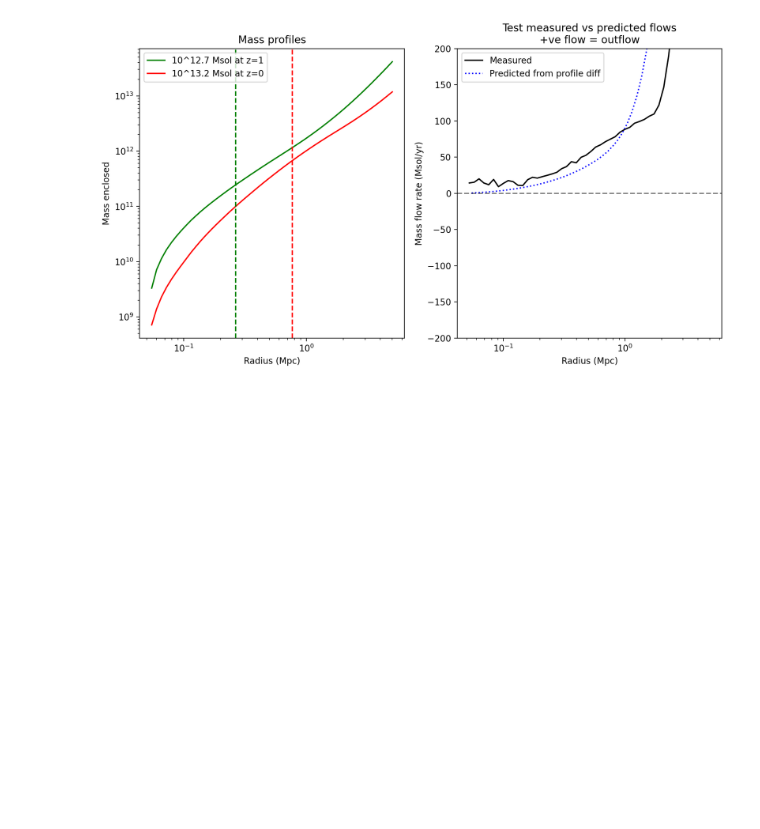
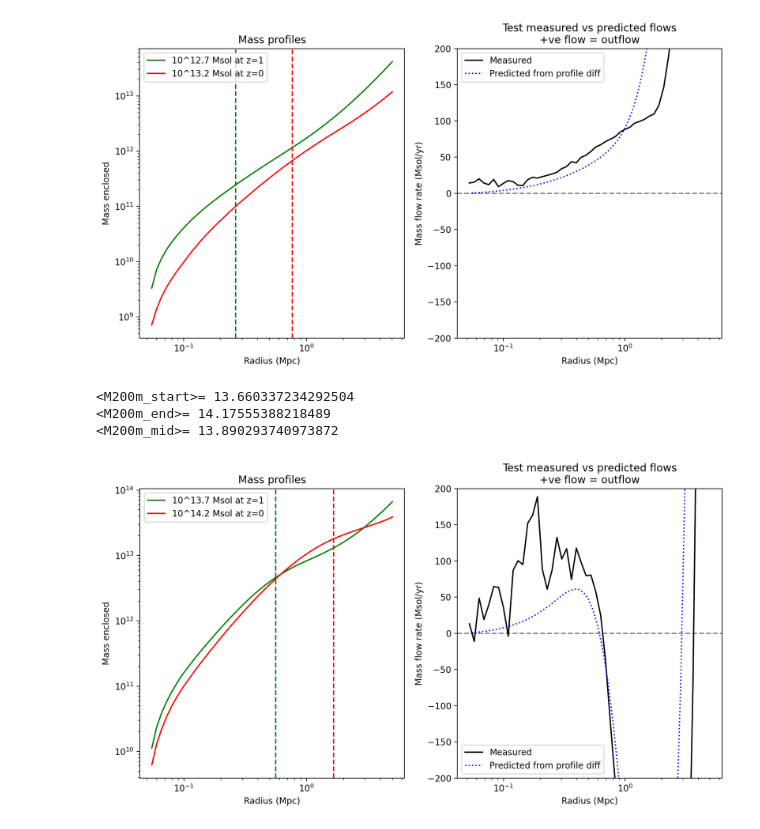
Before and after one commit to apontzen/flamingo_tangos_properties, a Jupyter notebook: flow_sanity_check.ipynb, the cells around one changed output. Drawn from its saved outputs; the diff is of its cells as text; code cells hidden in the pictures; blank space fills up the shorter version.

```diff
--- a/flow_sanity_check.ipynb
+++ b/flow_sanity_check.ipynb
@@ -145,3 +142,10 @@ make_sanity_check_plot('gas', m1=12.7, m2=13.2)
 <M200m_end>= 13.164913642072062
 <M200m_mid>= 12.897947503743062
 [figure]
+# %%
+make_sanity_check_plot('gas', m1=13.7, m2=14.2)
+# %% [output]
+<M200m_start>= 13.660337234292504
+<M200m_end>= 14.17555388218489
+<M200m_mid>= 13.890293740973872
+[figure, added]
```
Also changed, not shown: parts of 7 cells of this notebook.
